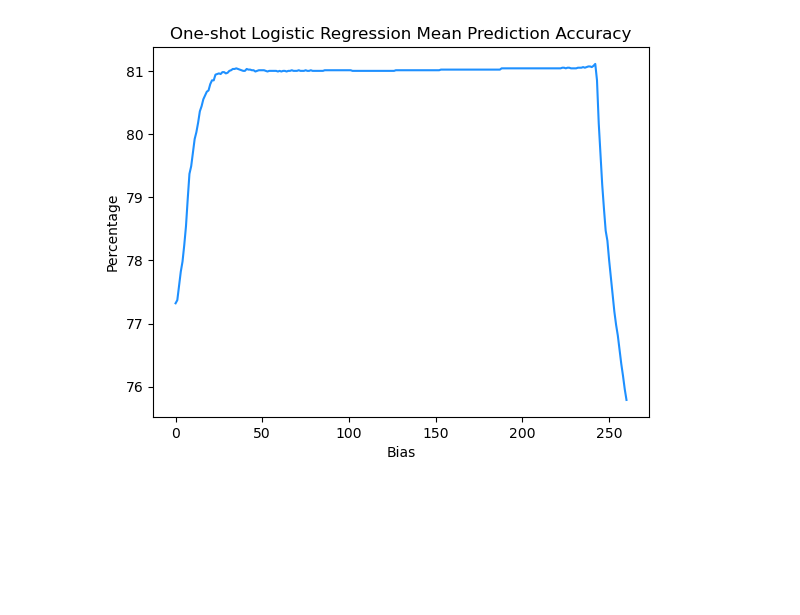
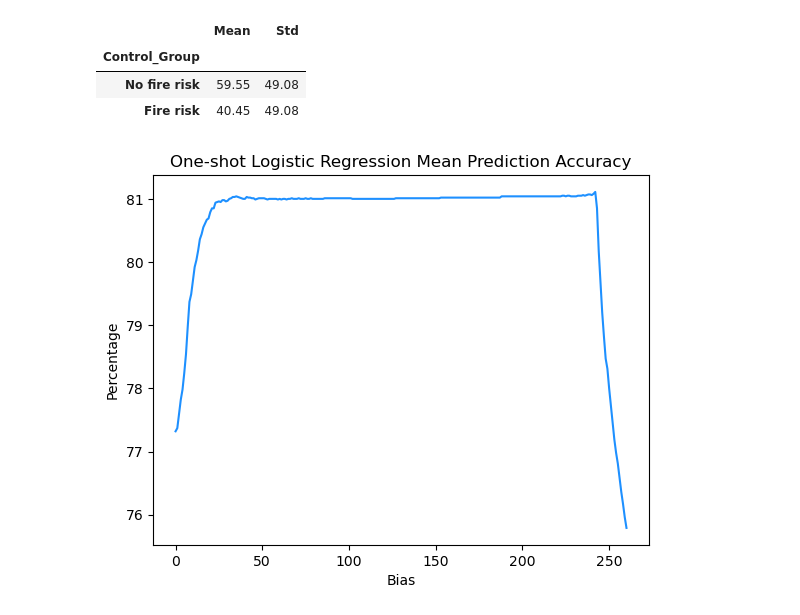
Before and after one commit to seanthayer/Predicting-Wildfires-Using-Machine-Learning, a Jupyter notebook: stats/analysis_log_reg_hyperparams.ipynb, the cells around one changed output. Cells and saved outputs as stored; diff of their text form; code cells hidden in the pictures; blank space fills up the shorter version.

```diff
--- a/stats/analysis_log_reg_hyperparams.ipynb
+++ b/stats/analysis_log_reg_hyperparams.ipynb
@@ -10,6 +10,17 @@ import matplotlib.pyplot as plot
 import seaborn as sns
 import numpy as np
 import const
+# %%
+df_control = pd.read_csv("./stats/control_acc.csv", sep = ',', header = 0)
+df_control = df_control.set_index("Control_Group")
+df_control
+
+# NOTE: Control groups predict uniformly over entire dataset (e.g., predict "no fire risk" for all data points and record accuracy)
+# %% [output]
+|  | Mean | Std |
+| Control_Group |  |  |
+| No fire risk | 59.55 | 49.08 |
+| Fire risk | 40.45 | 49.08 |
 # %%
 df_bias = pd.read_csv("./stats/bias_acc.csv", sep = ',', header = 0)
 df_bias = df_bias.set_index("Bias")
```
Also changed, not shown: parts of 1 cell of this notebook, 1 other file.
